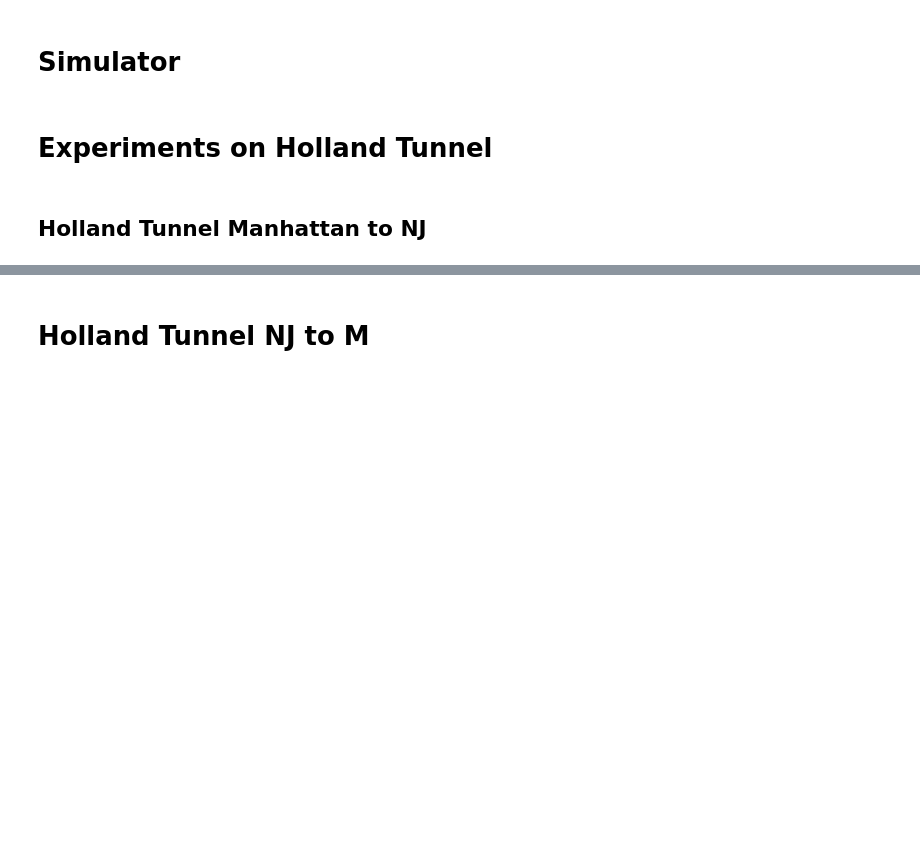
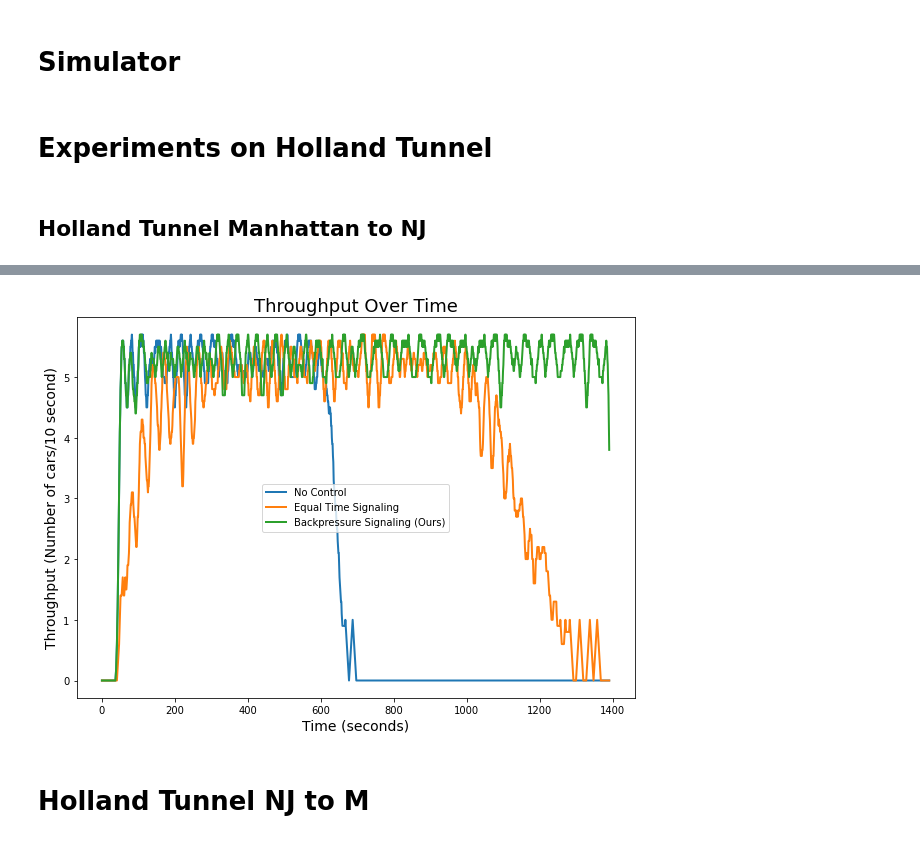
Before and after one commit to ankitbha/scalable-traffic-simulator, a Jupyter notebook: python_simulator.ipynb, the cells around one changed output, grey strips where cells are left out. Drawn from its saved outputs; the diff is of its cells as text; code cells hidden in the pictures; blank space fills up the shorter version.

```diff
--- a/python_simulator.ipynb
+++ b/python_simulator.ipynb
@@ -363,0 +283,82 @@ plt.legend()
+# %%
+top_G = {'A':['E'],'B':['E'],'C':['E'],'D':['E'],'E':['F']}
+edges = []
+for key,val in top_G.items():
+    for node in val:
+        edges.append(key+node)
+
+lengths = {'AE':200,'BE':200,'CE':200,'DE':200,'EF':200}
+
+input_edges = ['AE', 'BE', 'CE', 'DE']
+
+next_edge = {'AE':['EF'], 'BE':['EF'], 'CE':['EF'], 'DE':['EF'], 'EF':[None]}
+
+merges = [[['AE', 'BE', 'CE', 'DE'], 'EF']]
+
+base_input_rate = {'AE':0.132, 'BE':0.132, 'CE':0.132, 'DE':0.132}
+v = 0.145
+burst_input_rate = {'AE':v, 'BE':v, 'CE':v, 'DE':v}
+
+i1, i2, i3 = 500, 400, 500
+
+S = simulator(edges, lengths, input_edges, next_edge, curve, merges)
+try:
+    for k in range(i1):
+        S.iteration_equisignal(base_input_rate)
+    for k in range(i2):
+        S.iteration_equisignal(burst_input_rate)
+    for k in range(i3):
+        S.iteration_equisignal(base_input_rate)
+except:
+    pass
+
+time_arr = np.array(S.get_throughput())
+throughput_equisignalling = np.array([len(time_arr[(time_arr>=i) & (time_arr<i+10)]) for i in range(0,i1+i2+i3,1)])
+kernel_size = 10
+kernel = np.ones(kernel_size) / kernel_size
+throughput_equisignalling = np.convolve(throughput_equisignalling, kernel, mode='valid')
+
+S = simulator(edges, lengths, input_edges, next_edge, curve, merges)
+try:
+    for k in range(i1):
+        S.iteration_self_regulate(base_input_rate)
+    for k in range(i2):
+        S.iteration_self_regulate(burst_input_rate)
+    for k in range(i3):
+        S.iteration_self_regulate(base_input_rate)
+except:
+    pass
+time_arr = np.array(S.get_throughput())
+throughput_self_regulate = np.array([len(time_arr[(time_arr>=i) & (time_arr<i+10)]) for i in range(0,i1+i2+i3,1)])
+kernel_size = 10
+kernel = np.ones(kernel_size) / kernel_size
+throughput_self_regulate = np.convolve(throughput_self_regulate, kernel, mode='valid')
+
+S = simulator(edges, lengths, input_edges, next_edge, curve, merges)
+try:
+    for k in range(i1):
+        S.iteration_nosignal(base_input_rate)
+    for k in range(i2):
+        S.iteration_nosignal(burst_input_rate)
+    for k in range(i3):
+        S.iteration_nosignal(base_input_rate)
+except:
+    pass
+
+time_arr = np.array(S.get_throughput())
+throughput_nosignalling = np.array([len(time_arr[(time_arr>=i) & (time_arr<i+10)]) for i in range(0,i1+i2+i3,1)])
+kernel_size = 10
+kernel = np.ones(kernel_size) / kernel_size
+throughput_nosignalling = np.convolve(throughput_nosignalling, kernel, mode='valid')
+
+time_axis = [i for i in range(0,len(throughput_self_regulate))]
+
+plt.figure(figsize=(10,7))
+plt.plot(time_axis,throughput_nosignalling, label='No Control', lw=2)
+plt.plot(time_axis,throughput_equisignalling, label='Equal Time Signaling', lw=2)
+plt.plot(time_axis,throughput_self_regulate, label='Backpressure Signaling (Ours)', lw=2)
+plt.ylabel('Throughput (Number of cars/10 second)',size=14)
+plt.xlabel('Time (seconds)',size=14)
+plt.title('Throughput Over Time',size=18)
+plt.legend()
+# %% [output]
@@ -364,3 +366,4 @@ plt.legend()
+[figure, added]
 # %% [markdown]
 # Holland Tunnel NJ to M
 # %%
```
Also changed, not shown: parts of 45 cells of this notebook, 1 other file.
